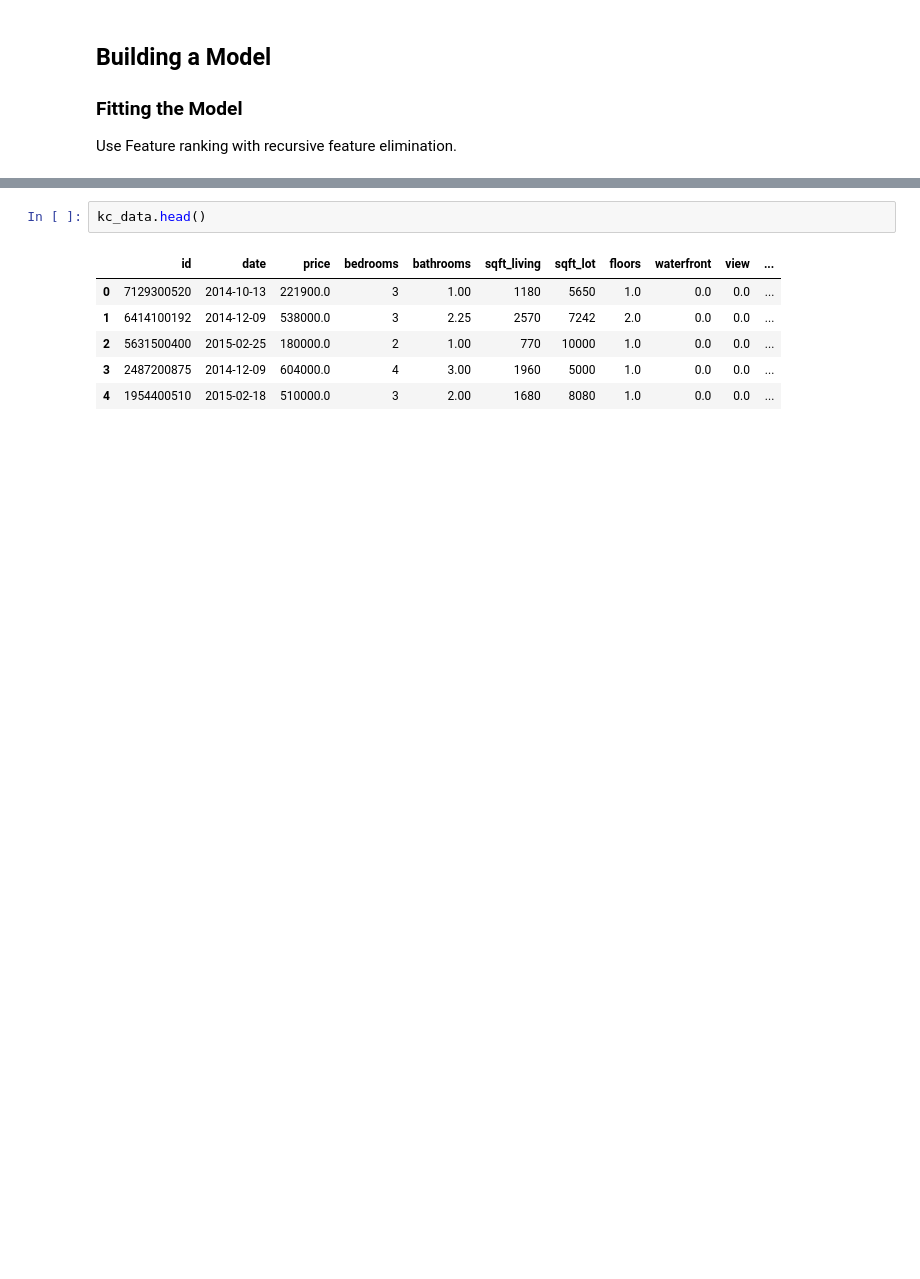
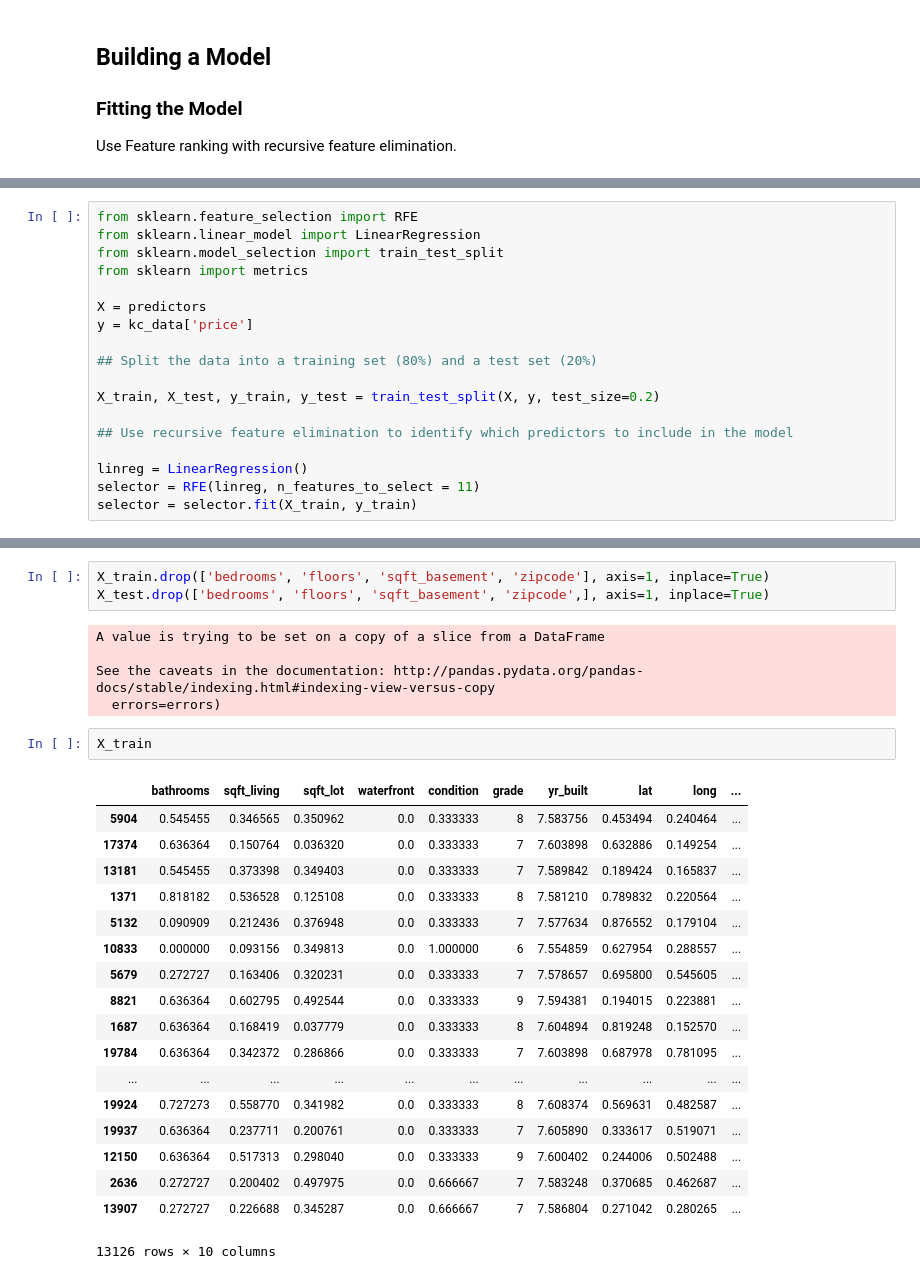
Before and after one commit to isobeldaley/dsc-v2-mod1-final-project-online-ds-ft-071519, a Jupyter notebook: student.ipynb, the cells around one changed output, grey strips where cells are left out. Saved outputs shown, nothing was run; the diff lists cells and outputs as text; blank space fills up the shorter version.

Commit message:
Model complete, notes outstanding

```diff
--- a/student.ipynb
+++ b/student.ipynb
@@ -448 +452,19 @@ selector = selector.fit(predictors, kc_data["price"])
+# %%
+from sklearn.feature_selection import RFE
+from sklearn.linear_model import LinearRegression
+from sklearn.model_selection import train_test_split
+from sklearn import metrics
+
+X = predictors
+y = kc_data['price']
+
+## Split the data into a training set (80%) and a test set (20%)
+
+X_train, X_test, y_train, y_test = train_test_split(X, y, test_size=0.2)
+
+## Use recursive feature elimination to identify which predictors to include in the model
+
+linreg = LinearRegression()
+selector = RFE(linreg, n_features_to_select = 11)
+selector = selector.fit(X_train, y_train)
 # %%
@@ -511,9 +491,29 @@ strong multicollinearity or other numerical problems.
-# %%
-kc_data.head()
-# %% [output]
-|  | id | date | price | bedrooms | bathrooms | sqft_living | sqft_lot | floors | waterfront | view | ... |
-| 0 | 7129300520 | 2014-10-13 | 221900.0 | 3 | 1.00 | 1180 | 5650 | 1.0 | 0.0 | 0.0 | ... |
-| 1 | 6414100192 | 2014-12-09 | 538000.0 | 3 | 2.25 | 2570 | 7242 | 2.0 | 0.0 | 0.0 | ... |
-| 2 | 5631500400 | 2015-02-25 | 180000.0 | 2 | 1.00 | 770 | 10000 | 1.0 | 0.0 | 0.0 | ... |
-| 3 | 2487200875 | 2014-12-09 | 604000.0 | 4 | 3.00 | 1960 | 5000 | 1.0 | 0.0 | 0.0 | ... |
-| 4 | 1954400510 | 2015-02-18 | 510000.0 | 3 | 2.00 | 1680 | 8080 | 1.0 | 0.0 | 0.0 | ... |
+# %%
+X_train.drop(['bedrooms', 'floors', 'sqft_basement', 'zipcode'], axis=1, inplace=True)
+X_test.drop(['bedrooms', 'floors', 'sqft_basement', 'zipcode',], axis=1, inplace=True)
+# %% [output]
+A value is trying to be set on a copy of a slice from a DataFrame
+
+See the caveats in the documentation: http://pandas.pydata.org/pandas-docs/stable/indexing.html#indexing-view-versus-copy
+  errors=errors)
+# %%
+X_train
+# %% [output]
+|  | bathrooms | sqft_living | sqft_lot | waterfront | condition | grade | yr_built | lat | long | ... |
+| 5904 | 0.545455 | 0.346565 | 0.350962 | 0.0 | 0.333333 | 8 | 7.583756 | 0.453494 | 0.240464 | ... |
+| 17374 | 0.636364 | 0.150764 | 0.036320 | 0.0 | 0.333333 | 7 | 7.603898 | 0.632886 | 0.149254 | ... |
+| 13181 | 0.545455 | 0.373398 | 0.349403 | 0.0 | 0.333333 | 7 | 7.589842 | 0.189424 | 0.165837 | ... |
+| 1371 | 0.818182 | 0.536528 | 0.125108 | 0.0 | 0.333333 | 8 | 7.581210 | 0.789832 | 0.220564 | ... |
+| 5132 | 0.090909 | 0.212436 | 0.376948 | 0.0 | 0.333333 | 7 | 7.577634 | 0.876552 | 0.179104 | ... |
+| 10833 | 0.000000 | 0.093156 | 0.349813 | 0.0 | 1.000000 | 6 | 7.554859 | 0.627954 | 0.288557 | ... |
+| 5679 | 0.272727 | 0.163406 | 0.320231 | 0.0 | 0.333333 | 7 | 7.578657 | 0.695800 | 0.545605 | ... |
+| 8821 | 0.636364 | 0.602795 | 0.492544 | 0.0 | 0.333333 | 9 | 7.594381 | 0.194015 | 0.223881 | ... |
+| 1687 | 0.636364 | 0.168419 | 0.037779 | 0.0 | 0.333333 | 8 | 7.604894 | 0.819248 | 0.152570 | ... |
+| 19784 | 0.636364 | 0.342372 | 0.286866 | 0.0 | 0.333333 | 7 | 7.603898 | 0.687978 | 0.781095 | ... |
+| ... | ... | ... | ... | ... | ... | ... | ... | ... | ... | ... |
+| 19924 | 0.727273 | 0.558770 | 0.341982 | 0.0 | 0.333333 | 8 | 7.608374 | 0.569631 | 0.482587 | ... |
+| 19937 | 0.636364 | 0.237711 | 0.200761 | 0.0 | 0.333333 | 7 | 7.605890 | 0.333617 | 0.519071 | ... |
+| 12150 | 0.636364 | 0.517313 | 0.298040 | 0.0 | 0.333333 | 9 | 7.600402 | 0.244006 | 0.502488 | ... |
+| 2636 | 0.272727 | 0.200402 | 0.497975 | 0.0 | 0.666667 | 7 | 7.583248 | 0.370685 | 0.462687 | ... |
+| 13907 | 0.272727 | 0.226688 | 0.345287 | 0.0 | 0.666667 | 7 | 7.586804 | 0.271042 | 0.280265 | ... |
+13126 rows × 10 columns
```
Also changed, not shown: parts of 29 cells of this notebook.
